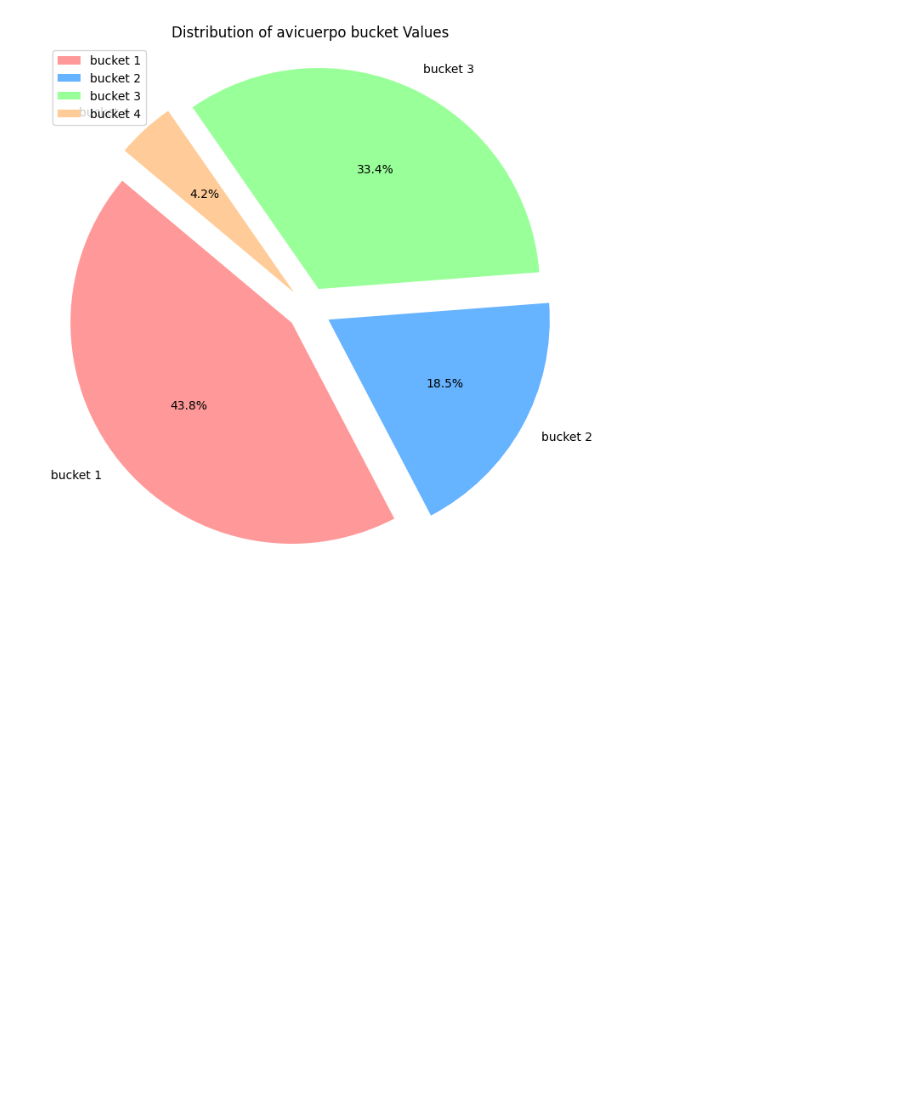
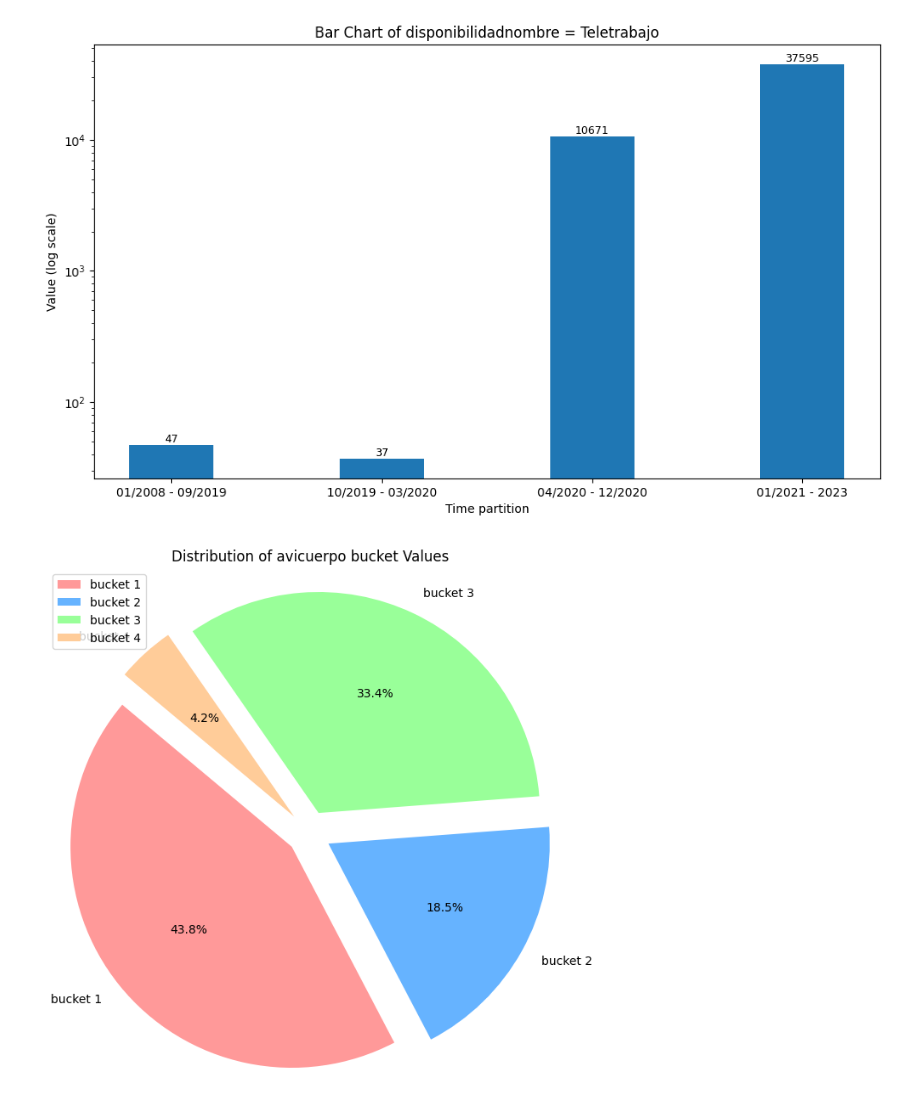
Before and after one commit to oejaramillo/WFH-Project, a Jupyter notebook: graphs.ipynb, the cells around one changed output. Saved outputs shown, nothing was run; the diff lists cells and outputs as text; code cells hidden in the pictures; blank space fills up the shorter version.

```diff
--- a/graphs.ipynb
+++ b/graphs.ipynb
@@ -155 +238,41 @@ plt.show()
+# %%
+# Your data
+tp = data.index
+teletrabajo = data['teletrabajo']
+
+# Create a Matplotlib figure
+plt.figure(figsize=(10, 6))
+
+# Set the width of the bars
+bar_width = 0.4
+
+# Create the bar positions for each category
+bar1 = list(range(len(tp)))
+
+# Create the bar chart
+plt.bar(bar1, teletrabajo, width=bar_width, label='Teletrabajo')
+
+# Set labels and title
+plt.xlabel('Time partition')
+plt.ylabel('Value (log scale)')
+plt.title('Bar Chart of disponibilidadnombre = Teletrabajo')
+
+# Set x-axis ticks and labels
+plt.xticks(
+    [x for x in bar1],
+    ['01/2008 - 09/2019', '10/2019 - 03/2020', '04/2020 - 12/2020', '01/2021 - 2023']
+)
+
+# Labels
+for i, value in enumerate(teletrabajo):
+    plt.text(i, value + 0.01, str(round(value, 2)), ha='center', va='bottom', fontsize=9)
+
+# log scales
+plt.yscale('log')
+
+# Show plot
+plt.tight_layout()  # adjust spaces to avoid label problems
+plt.show()
+# %% [output]
+[figure, added]
 # %%
```
Also changed, not shown: parts of 11 cells of this notebook, 1 other file.
